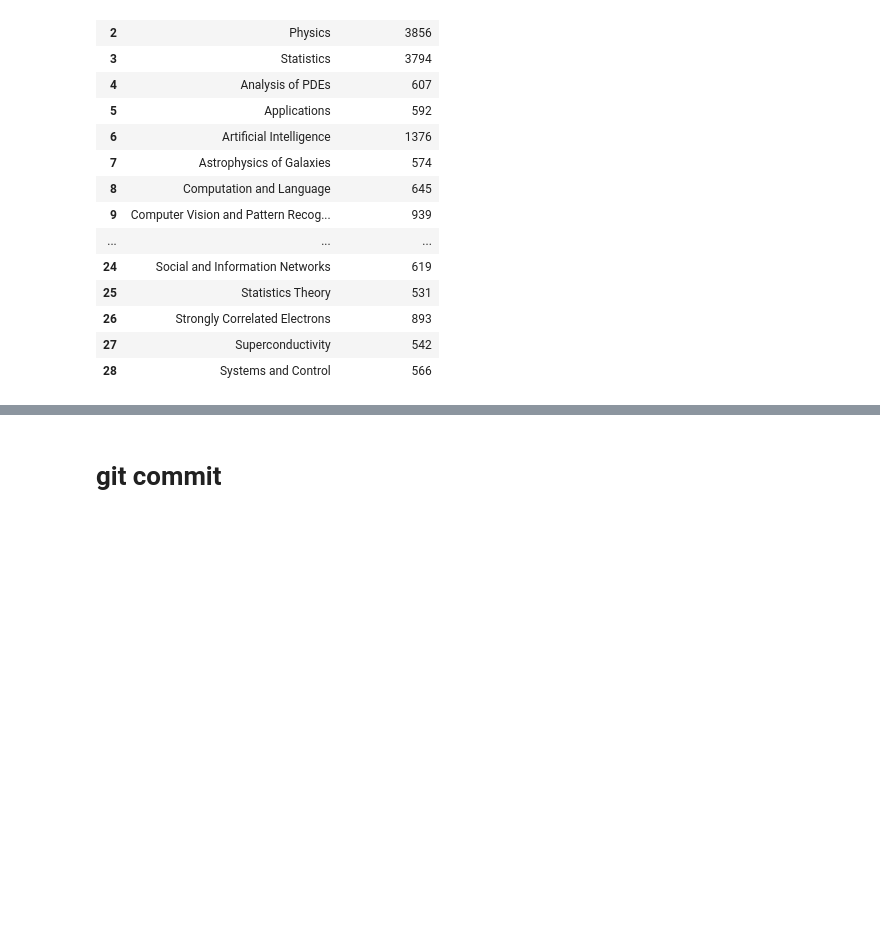
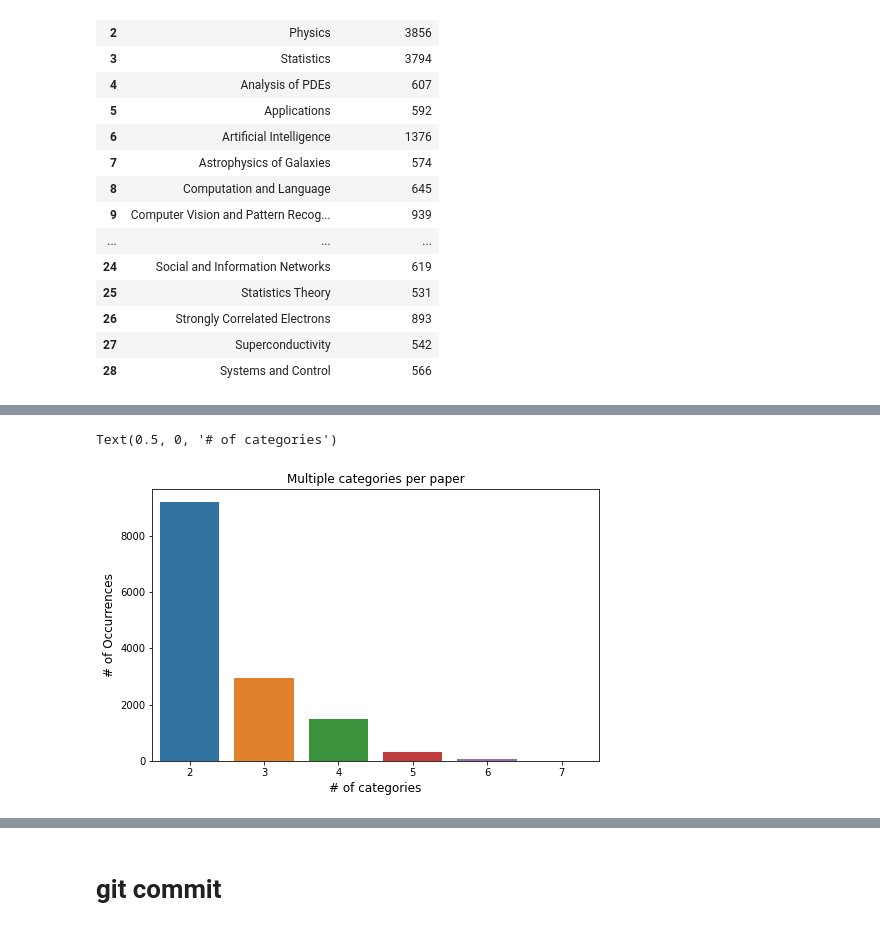
Before and after one commit to ash0411/major_project, a Jupyter notebook: major_project.ipynb, the cells around one changed output, grey strips where cells are left out. Drawn from its saved outputs; the diff is of its cells as text; code cells hidden in the pictures; blank space fills up the shorter version.

```diff
--- a/major_project.ipynb
+++ b/major_project.ipynb
@@ -172,0 +182,13 @@ df_stats
+# %%
+# counting comments
+rowsums = df.iloc[:,2:-1].sum(axis = 1)
+x = rowsums.value_counts()
+# plot
+plt.figure(figsize=(8,5))
+ax = sns.barplot(x.index, x.values)
+plt.title("Multiple categories per paper")
+plt.ylabel('# of Occurrences', fontsize=12)
+plt.xlabel('# of categories', fontsize=12)
+# %% [output]
+Text(0.5, 0, '# of categories')
+[figure, added]
```
Also changed, not shown: parts of 5 cells of this notebook.
